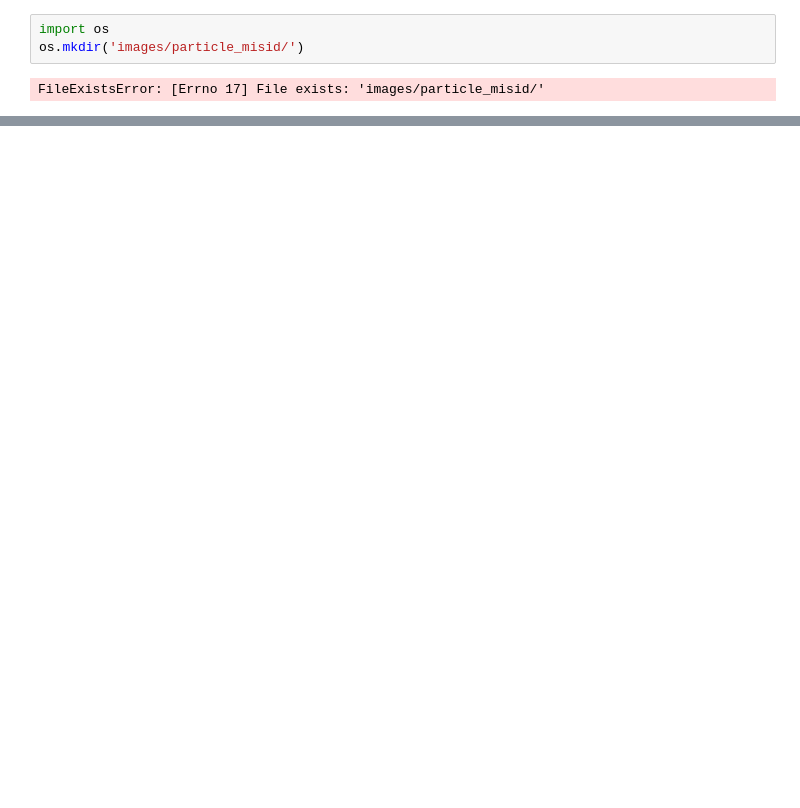
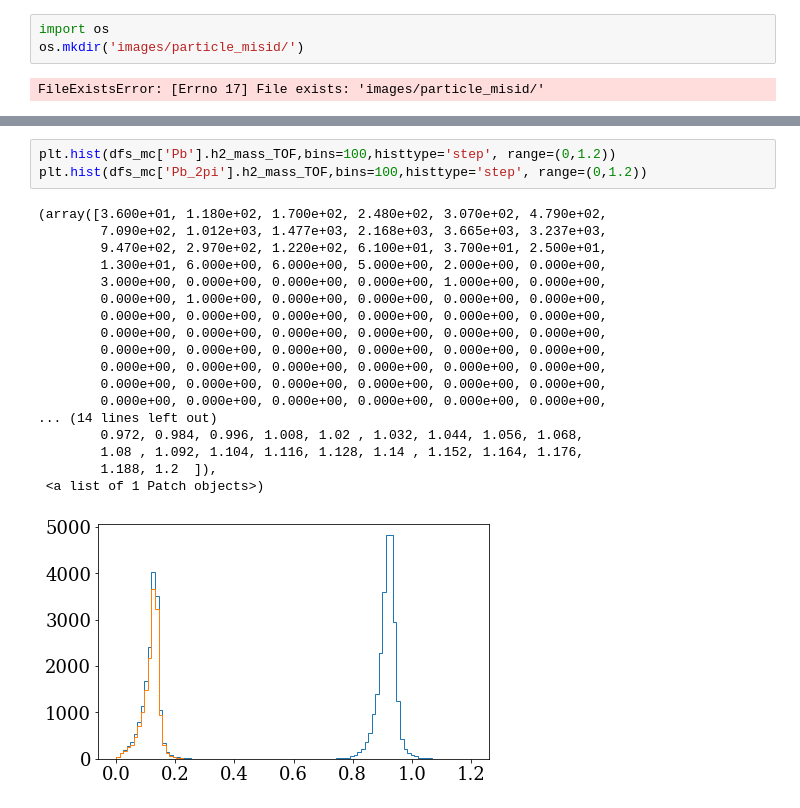
Before and after one commit to smoranvas/di-hadron, a Jupyter notebook: ParticleMisidentification.ipynb, the cells around one changed output, grey strips where cells are left out. Cells and saved outputs as stored; diff of their text form; blank space fills up the shorter version.

```diff
--- a/ParticleMisidentification.ipynb
+++ b/ParticleMisidentification.ipynb
@@ -283,0 +284,22 @@ plt.show()
+# %%
+plt.hist(dfs_mc['Pb'].h2_mass_TOF,bins=100,histtype='step', range=(0,1.2))
+plt.hist(dfs_mc['Pb_2pi'].h2_mass_TOF,bins=100,histtype='step', range=(0,1.2))
+# %% [output]
+(array([3.600e+01, 1.180e+02, 1.700e+02, 2.480e+02, 3.070e+02, 4.790e+02,
+        7.090e+02, 1.012e+03, 1.477e+03, 2.168e+03, 3.665e+03, 3.237e+03,
+        9.470e+02, 2.970e+02, 1.220e+02, 6.100e+01, 3.700e+01, 2.500e+01,
+        1.300e+01, 6.000e+00, 6.000e+00, 5.000e+00, 2.000e+00, 0.000e+00,
+        3.000e+00, 0.000e+00, 0.000e+00, 0.000e+00, 1.000e+00, 0.000e+00,
+        0.000e+00, 1.000e+00, 0.000e+00, 0.000e+00, 0.000e+00, 0.000e+00,
+        0.000e+00, 0.000e+00, 0.000e+00, 0.000e+00, 0.000e+00, 0.000e+00,
+        0.000e+00, 0.000e+00, 0.000e+00, 0.000e+00, 0.000e+00, 0.000e+00,
+        0.000e+00, 0.000e+00, 0.000e+00, 0.000e+00, 0.000e+00, 0.000e+00,
+        0.000e+00, 0.000e+00, 0.000e+00, 0.000e+00, 0.000e+00, 0.000e+00,
+        0.000e+00, 0.000e+00, 0.000e+00, 0.000e+00, 0.000e+00, 0.000e+00,
+        0.000e+00, 0.000e+00, 0.000e+00, 0.000e+00, 0.000e+00, 0.000e+00,
+... (14 lines left out)
+        0.972, 0.984, 0.996, 1.008, 1.02 , 1.032, 1.044, 1.056, 1.068,
+        1.08 , 1.092, 1.104, 1.116, 1.128, 1.14 , 1.152, 1.164, 1.176,
+        1.188, 1.2  ]),
+ <a list of 1 Patch objects>)
+[figure, added]
```
Also changed, not shown: parts of 18 cells of this notebook.
